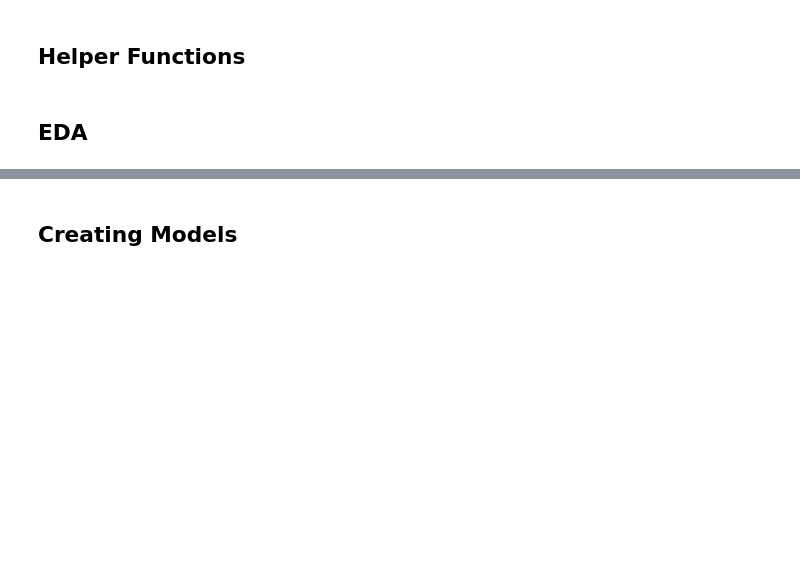
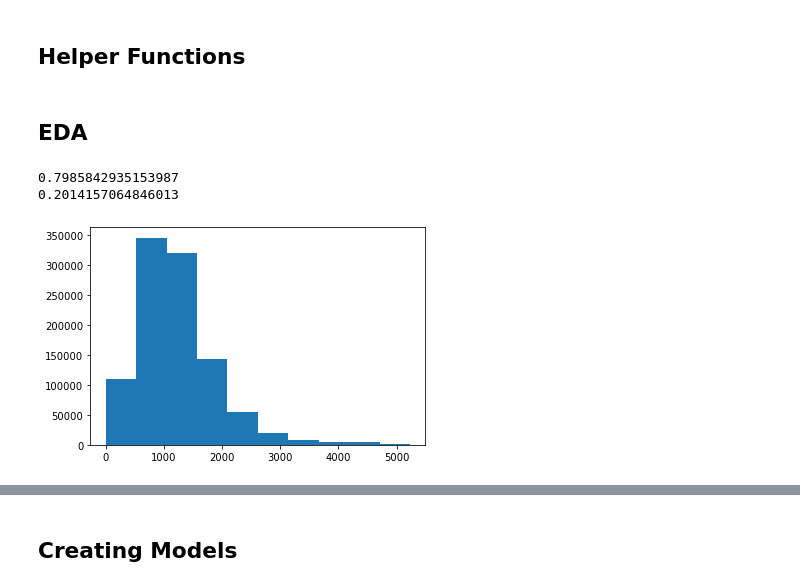
Before and after one commit to mattrimol/Home_Loan_Approval, a Jupyter notebook: ca_housing.ipynb, the cells around one changed output, grey strips where cells are left out. Saved outputs shown, nothing was run; the diff lists cells and outputs as text; code cells hidden in the pictures; blank space fills up the shorter version.

```diff
--- a/ca_housing.ipynb
+++ b/ca_housing.ipynb
@@ -145,6 +167,9 @@ def fed_insured(row):
         return 1
 all_data['fed_insured'] = all_data.apply(lambda row: fed_insured(row), axis=1)
 all_data.drop('loan_type_name', axis=1, inplace=True)
+# %%
+# Loan amount / Income
+all_data['loan_amount/applicant_income'] = all_data['loan_amount_000s']/all_data['applicant_income_000s']
 # %% [markdown]
 ## Helper Functions
 # %%
@@ -168,5 +193,10 @@ def create_model_df(df, features_list):
 # %%
 for count in all_data['action_taken_name'].value_counts():
     print(count/len(all_data['action_taken_name']))
+# %% [output]
+0.7985842935153987
+0.2014157064846013
 # %%
-check_feature(all_data, 'action_taken_name')
+check_feature(all_data, 'number_of_owner_occupied_units')
+# %% [output]
+[figure, added]
```
Also changed, not shown: parts of 30 cells of this notebook, 1 other file.
